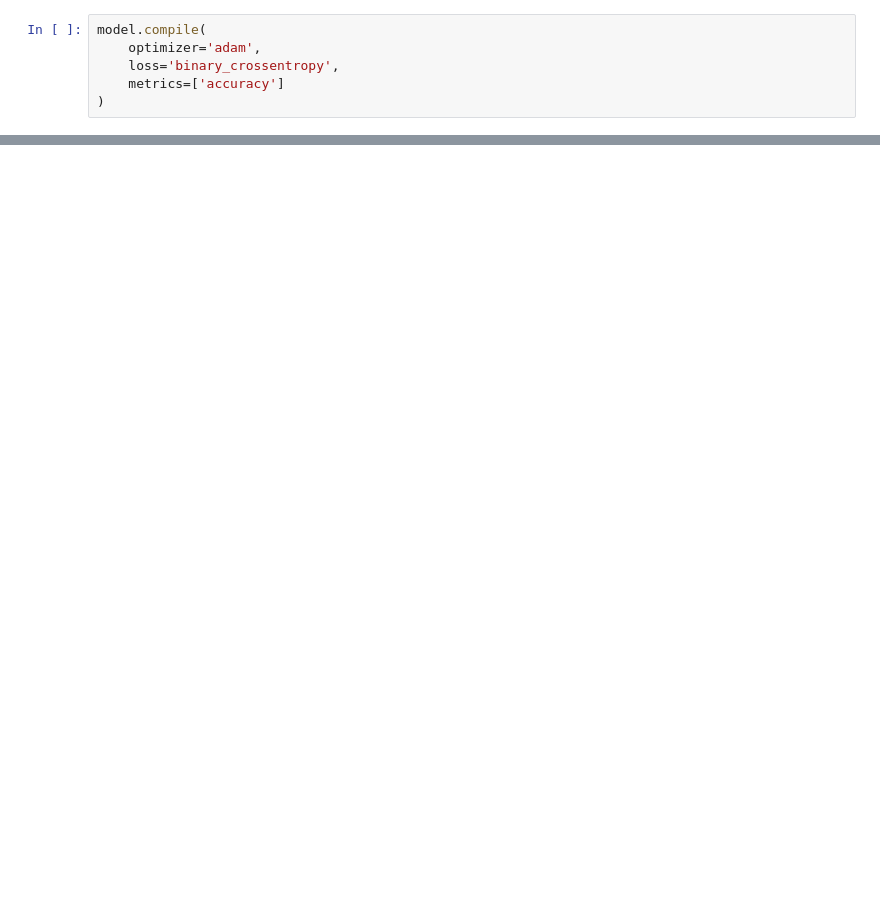
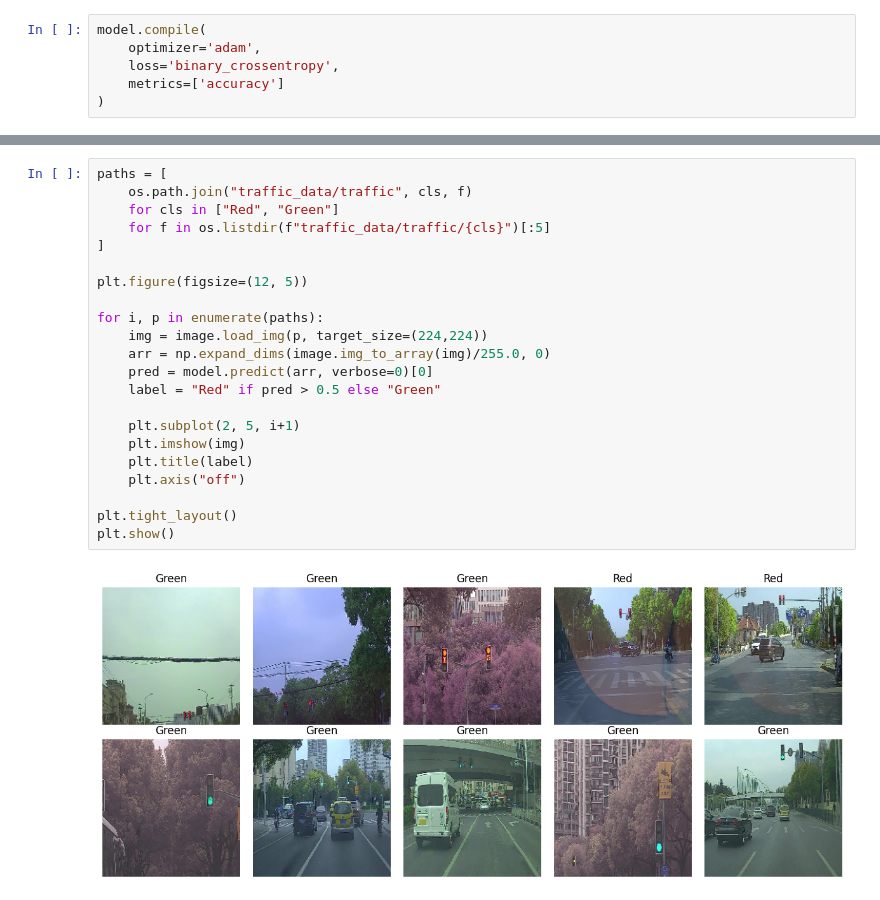
Before and after one commit to ivan-block/Traffic-signs-classification, a Jupyter notebook: traffic.ipynb, the cells around one changed output, grey strips where cells are left out. Cells and saved outputs as stored; diff of their text form; blank space fills up the shorter version.

```diff
--- a/traffic.ipynb
+++ b/traffic.ipynb
@@ -201,0 +202,24 @@ plt.show()
+# %%
+paths = [
+    os.path.join("traffic_data/traffic", cls, f)
+    for cls in ["Red", "Green"]
+    for f in os.listdir(f"traffic_data/traffic/{cls}")[:5]
+]
+
+plt.figure(figsize=(12, 5))
+
+for i, p in enumerate(paths):
+    img = image.load_img(p, target_size=(224,224))
+    arr = np.expand_dims(image.img_to_array(img)/255.0, 0)
+    pred = model.predict(arr, verbose=0)[0]
+    label = "Red" if pred > 0.5 else "Green"
+
+    plt.subplot(2, 5, i+1)
+    plt.imshow(img)
+    plt.title(label)
+    plt.axis("off")
+
+plt.tight_layout()
+plt.show()
+# %% [output]
+[figure, added]
```
Also changed, not shown: parts of 8 cells of this notebook.
